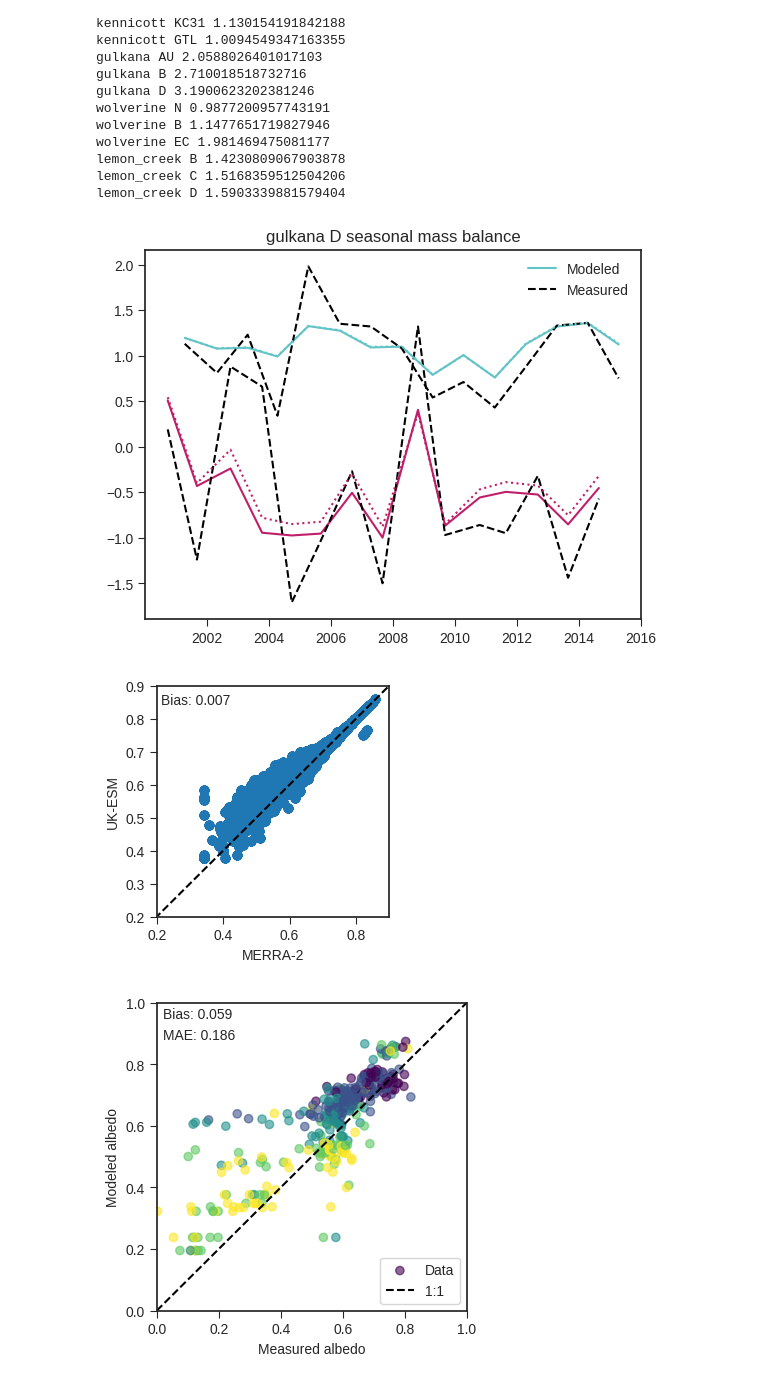
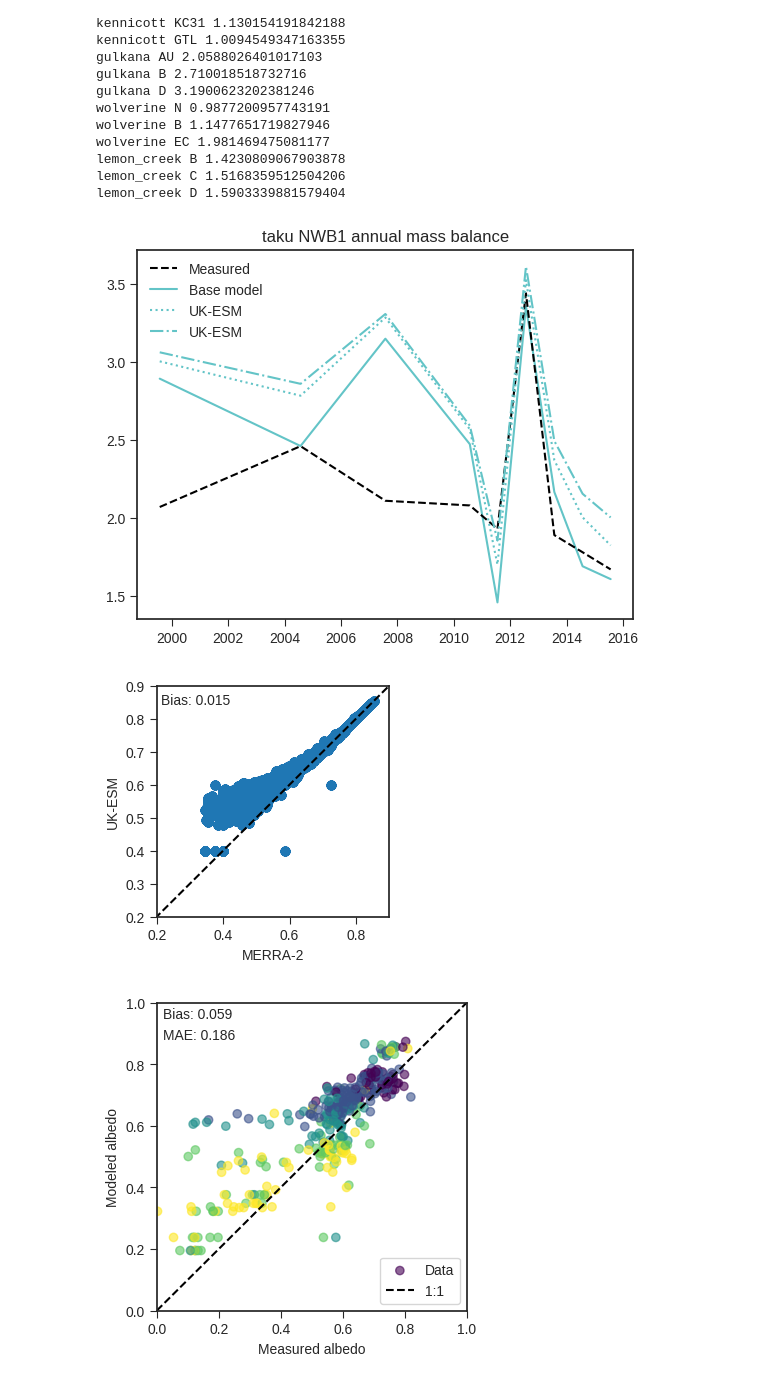
Before and after one commit to clairevwilson/PEBSI, a Jupyter notebook: project/explore.ipynb, the cells around one changed output. Cells and saved outputs as stored; diff of their text form; code cells hidden in the pictures.

Commit message:
testing UKESM deposition

```diff
--- a/project/explore.ipynb
+++ b/project/explore.ipynb
@@ -155,42 +155,58 @@ lemon_creek D 1.5903339881579404
 #         df_all.to_csv(home_fp + f'climate_data/AWS/albedo/{glacier}{site}_S2albedo.csv')
 #         # assert 1==0
 # %%
-glacier, site = 'gulkana', 'D'
+glacier, site = 'taku', 'NWB1'
 
-ds_merra2 = xr.open_dataset(base_fp + glacier+site+'_2026_03_17_baseparams_0.nc')
-ds_ukesm = xr.open_dataset(base_fp + glacier+site+'_2026_03_17_baseparams_ukesm_0.nc')
+ds_merra2 = xr.open_dataset(base_fp + glacier+site+'_2026_03_30_merra2_0.nc')
+ds_ukesm = xr.open_dataset(base_fp + glacier+site+'_2026_03_30_ukesm_0.nc')
+ds_nofires = xr.open_dataset(base_fp + glacier+site+'_2026_03_30_nofires_0.nc')
 
 mb = MassBalance(glacier, site)
 mb.get_model_mb(ds_merra2)
 mod_merra2, meas = (mb.mod, mb.meas)
-fig, ax = mb.plot_mb()
+fig, ax = mb.plot_mb(mod_label='Base model')
 
 mb.get_model_mb(ds_ukesm)
 mod_ukesm, meas = (mb.mod, mb.meas)
-idx_summer = mb.idx_summer
-idx_winter = mb.idx_winter
 ends = mb.period_ends
-ax.plot(ends[idx_summer], mod_ukesm[idx_summer], color=colors[4], linestyle=':')
-ax.plot(ends[idx_winter], mod_ukesm[idx_winter], color=colors[0], linestyle=':')
+if 'seasonal' in mb.dataset:
+    idx_summer = mb.idx_summer
+    idx_winter = mb.idx_winter
+    ax.plot(ends[idx_summer], mod_ukesm[idx_summer], color=colors[4], linestyle=':')
+    ax.plot(ends[idx_winter], mod_ukesm[idx_winter], color=colors[0], linestyle=':', label='UK-ESM')
+else:
+    ax.plot(ends, mod_ukesm, color=colors[0], linestyle=':', label='UK-ESM')
+
+mb.get_model_mb(ds_nofires)
+mod_ukesm, meas = (mb.mod, mb.meas)
+if 'seasonal' in mb.dataset:
+    idx_summer = mb.idx_summer
+    idx_winter = mb.idx_winter
+    ax.plot(ends[idx_summer], mod_ukesm[idx_summer], color=colors[4], linestyle='-.')
+    ax.plot(ends[idx_winter], mod_ukesm[idx_winter], color=colors[0], linestyle='-.', label='UK-ESM')
+else:
+    ax.plot(ends, mod_ukesm, color=colors[0], linestyle='-.', label='UK-ESM')
+
+ax.legend()
 ax.tick_params(length=5)
 plt.show()
 
 albedo_merra2 = ds_merra2.albedo.values # .layerBC.isel(layer=0).values #
 albedo_ukesm = ds_ukesm.albedo.values
 fig, ax = plt.subplots(figsize=(3, 3))
 ax.scatter(albedo_merra2, albedo_ukesm)
 bias = np.nanmean(albedo_ukesm - albedo_merra2)
 ax.text(0.02, 0.92, f'Bias: {bias:.3f}', transform=ax.transAxes)
 ax.plot([0,1],[0,1],'k--',label='1:1')
 ax.set_xlim(0.2,0.9)
 ax.set_ylim(0.2,0.9)
 ax.set_ylabel('UK-ESM')
 ax.set_xlabel('MERRA-2')
 ax.tick_params(length=5)
 plt.show()
 # %% [output]
-[figure, old version]
+[figure, new version]
-[figure, old version]
+[figure, new version]
 # %%
 site_dict = {
     'kahiltna':['K17b','K53','K14k'], # KAHILTNA     'KPS',
```
Also changed, not shown: parts of 1 cell of this notebook, 4 other files.
